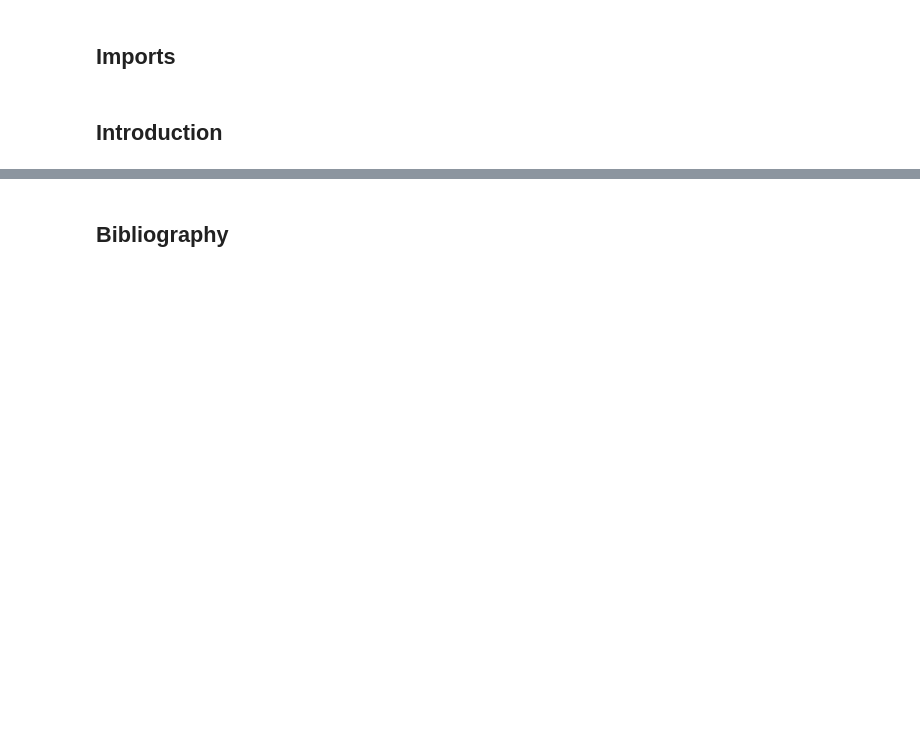
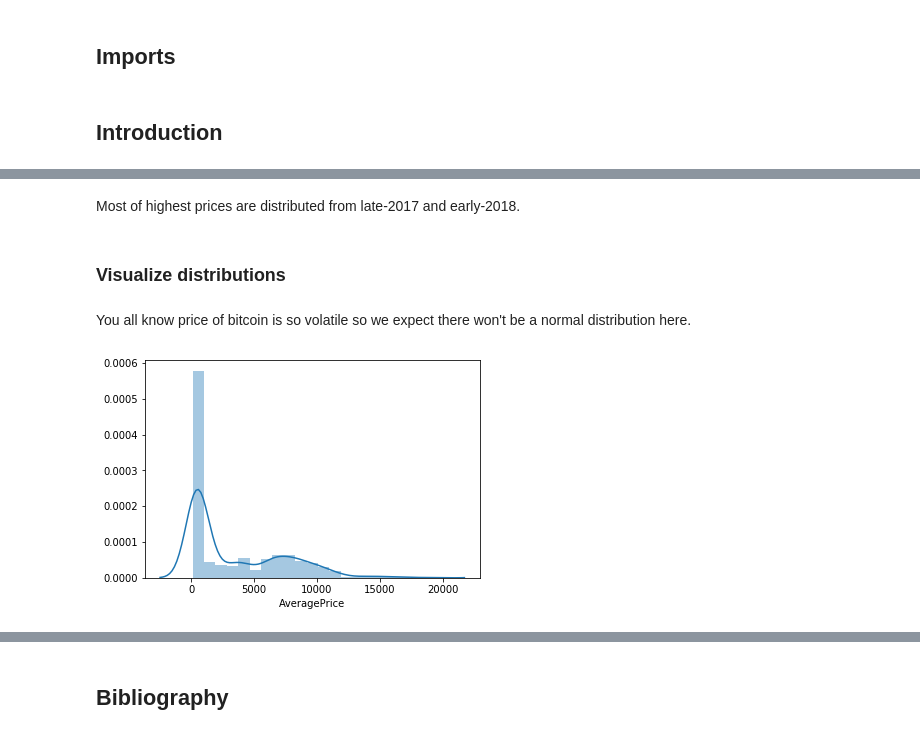
Before and after one commit to ta-datapt-bcn/project-statistical-analysis, a Jupyter notebook: statistical-analysis.ipynb, the cells around one changed output, grey strips where cells are left out. Saved outputs shown, nothing was run; the diff lists cells and outputs as text; code cells hidden in the pictures; blank space fills up the shorter version.

```diff
--- a/statistical-analysis.ipynb
+++ b/statistical-analysis.ipynb
@@ -40,0 +96,4 @@ y.head()
+# %%
+crypto['year'] = pd.DatetimeIndex(crypto['Date']).year
+crypto['month'] = pd.DatetimeIndex(crypto['Date']).month
+crypto['day'] = pd.DatetimeIndex(crypto['Date']).day
@@ -40,0 +102,5 @@ y.head()
+# %%
+def calculate_mean(high_price, low_price):
+    return (high_price + low_price) / 2
+# %%
+crypto["AveragePrice"] = crypto.apply(lambda x: calculate_mean(x.High, x.Low), axis=1)
@@ -40,0 +120,2 @@ y.head()
+# %%
+crypto.drop('Symbol', axis=1, inplace=True)
@@ -40,0 +210,11 @@ y.head()
+# %% [markdown]
+Most of highest prices are distributed from late-2017 and early-2018.
+# %% [markdown]
+### Visualize distributions
+# %% [markdown]
+You all know price of bitcoin is so volatile so we expect there won't be a normal distribution here.
+# %%
+sns.distplot(crypto['AveragePrice'])
+plt.show()
+# %% [output]
+[figure, added]
```
Also changed, not shown: parts of 95 cells of this notebook.
